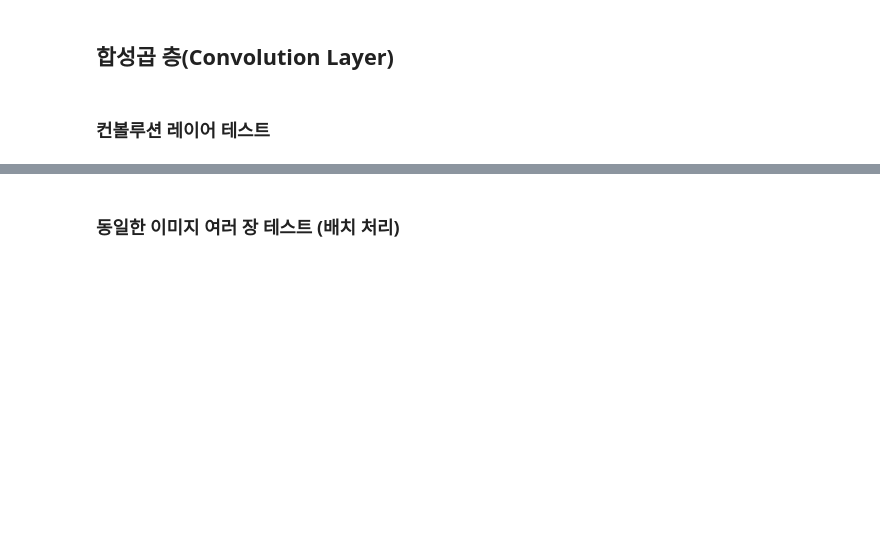
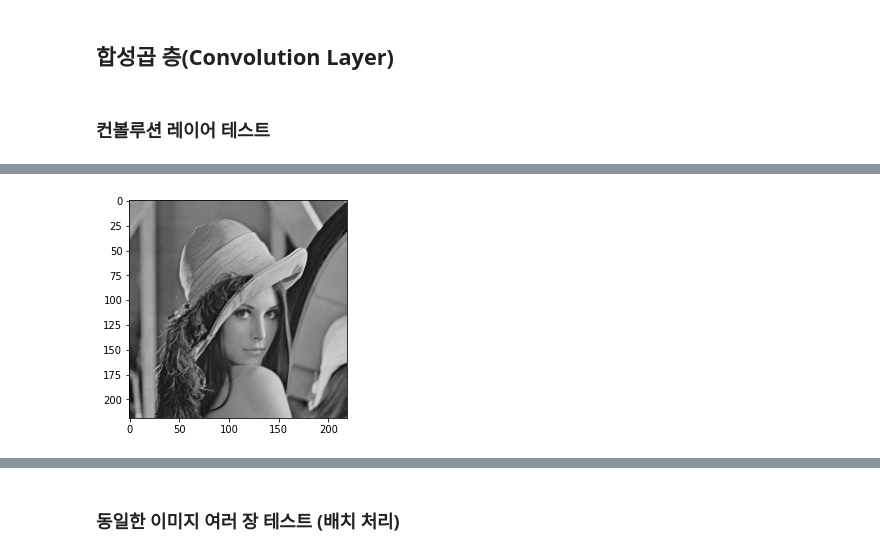
Before and after one commit to bye23mj/suanLee, a Jupyter notebook: DL_10_CNN.ipynb, the cells around one changed output, grey strips where cells are left out. Cells and saved outputs as stored; diff of their text form; code cells hidden in the pictures; blank space fills up the shorter version.

```diff
--- a/DL_10_CNN.ipynb
+++ b/DL_10_CNN.ipynb
@@ -548,0 +704,5 @@ plt.show()
+# %%
+plt.imshow(output2[0, 0, :, :], cmap='gray')
+plt.show()
+# %% [output]
+[figure, added]
```
Also changed, not shown: parts of 58 cells of this notebook.
